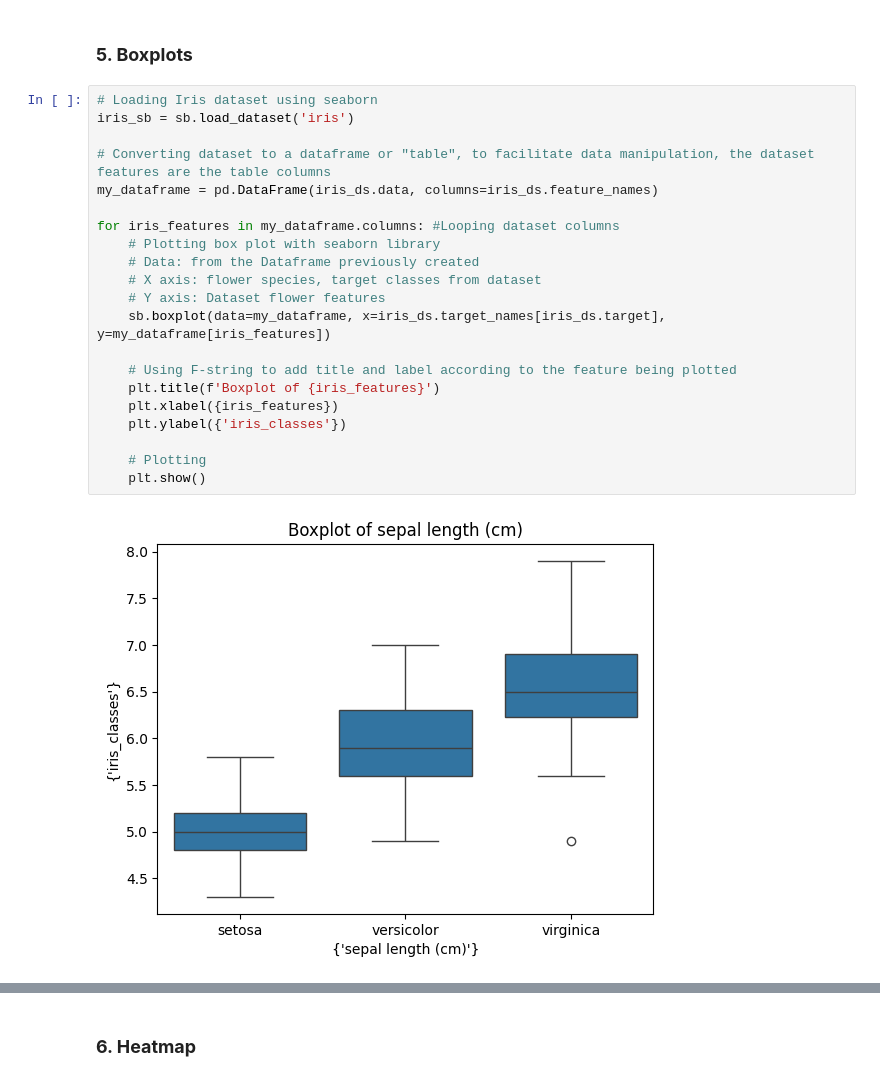
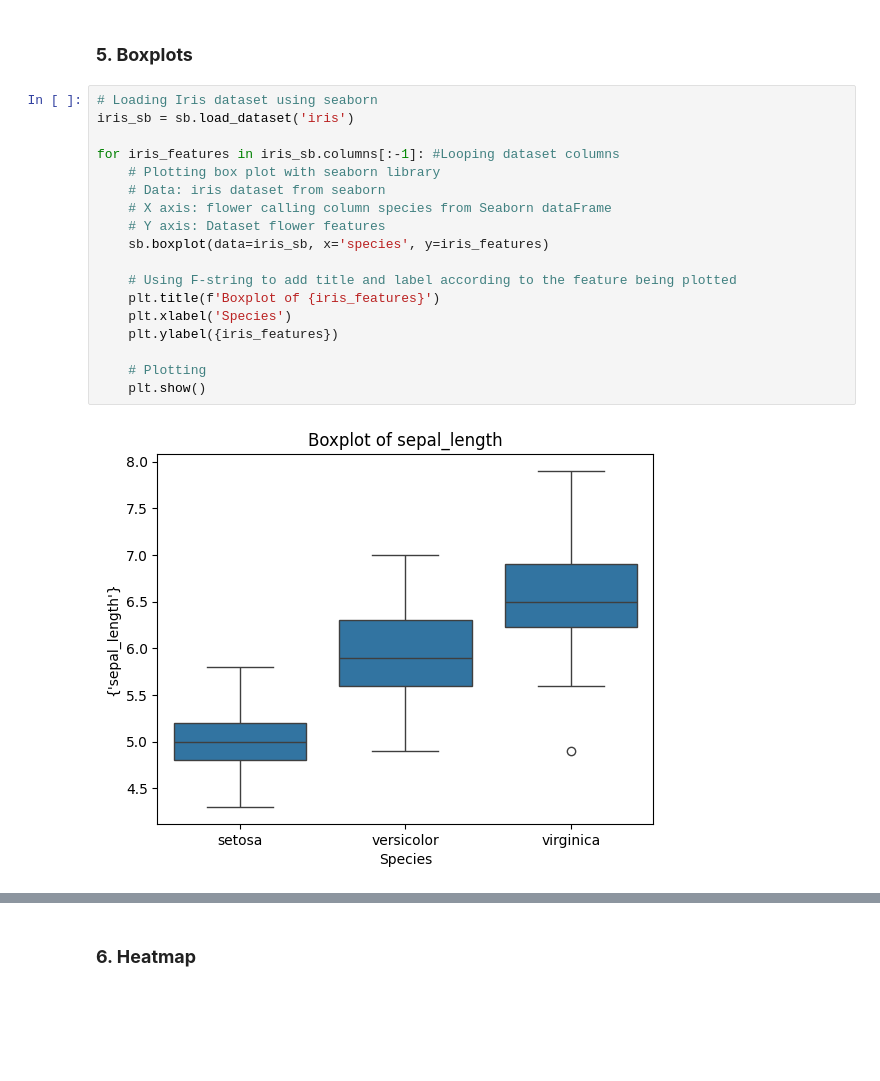
Before and after one commit to vanelyraa/pands-project, a Jupyter notebook: project.ipynb, the cells around one changed output, grey strips where cells are left out. Saved outputs shown, nothing was run; the diff lists cells and outputs as text; blank space fills up the shorter version.

```diff
--- a/project.ipynb
+++ b/project.ipynb
@@ -215,23 +224,20 @@ Scatterplot documentation: https://seaborn.pydata.org/generated/seaborn.scatterp
 # %%
 # Loading Iris dataset using seaborn
 iris_sb = sb.load_dataset('iris')
 
-# Converting dataset to a dataframe or "table", to facilitate data manipulation, the dataset features are the table columns
-my_dataframe = pd.DataFrame(iris_ds.data, columns=iris_ds.feature_names)
-
-for iris_features in my_dataframe.columns: #Looping dataset columns
+for iris_features in iris_sb.columns[:-1]: #Looping dataset columns
     # Plotting box plot with seaborn library
-    # Data: from the Dataframe previously created
-    # X axis: flower species, target classes from dataset
+    # Data: iris dataset from seaborn
+    # X axis: flower calling column species from Seaborn dataFrame
     # Y axis: Dataset flower features
-    sb.boxplot(data=my_dataframe, x=iris_ds.target_names[iris_ds.target], y=my_dataframe[iris_features])
+    sb.boxplot(data=iris_sb, x='species', y=iris_features)
 
     # Using F-string to add title and label according to the feature being plotted
     plt.title(f'Boxplot of {iris_features}')
-    plt.xlabel({iris_features})
-    plt.ylabel({'iris_classes'})
+    plt.xlabel('Species')
+    plt.ylabel({iris_features})
 
     # Plotting
     plt.show()
 # %% [output]
-[figure, old version]
+[figure, new version]
```
Also changed, not shown: parts of 4 cells of this notebook.
